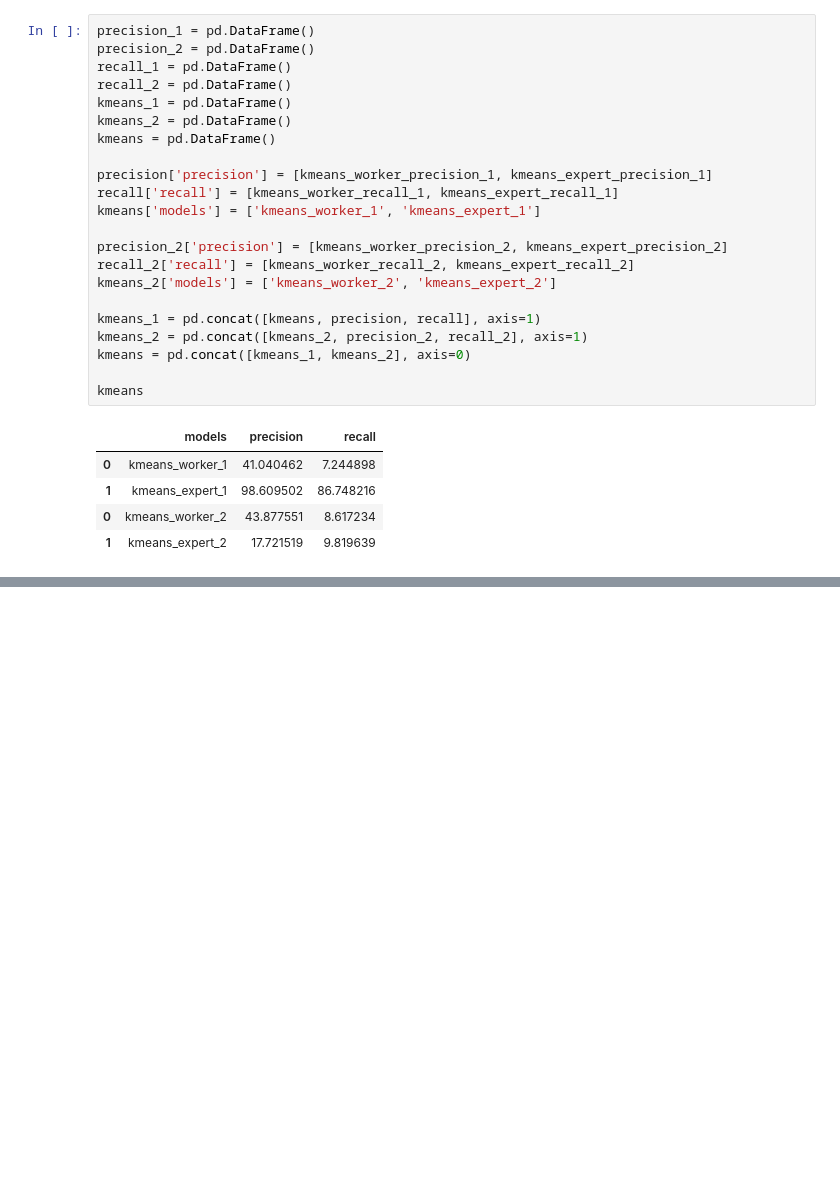
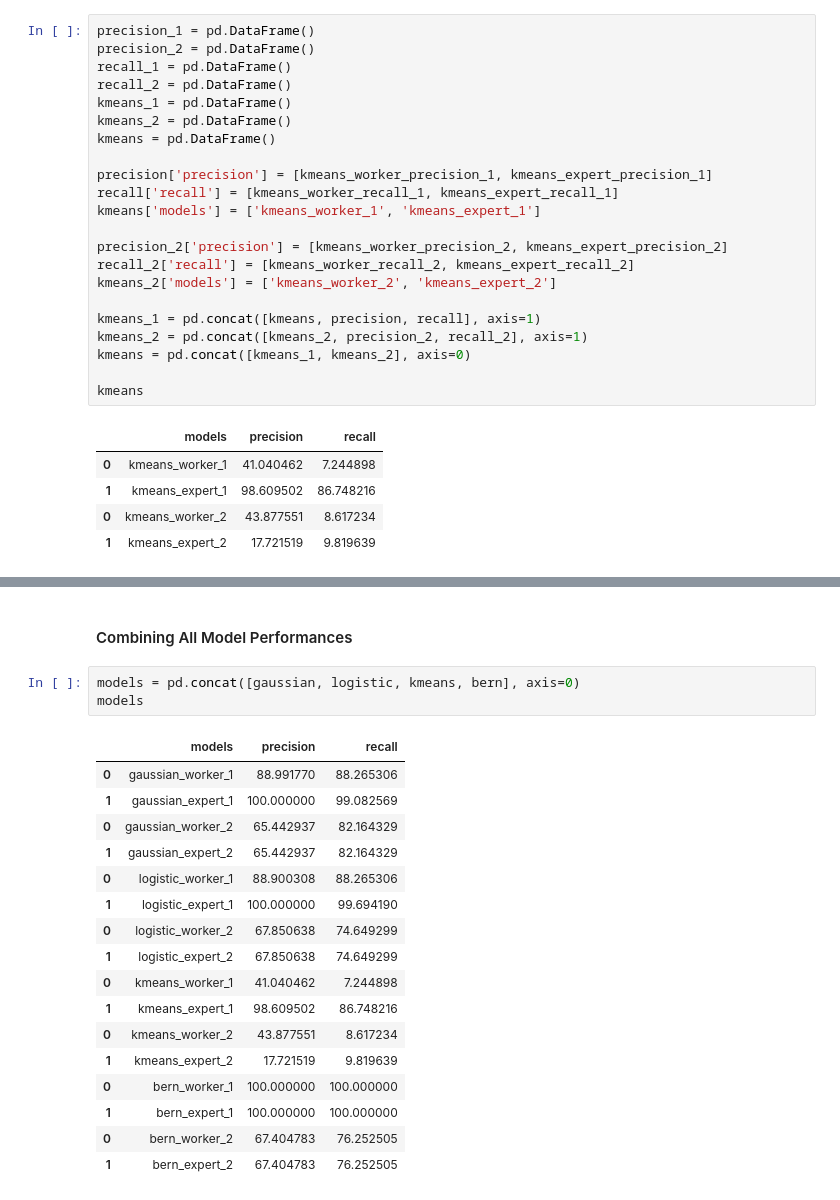
Before and after one commit to Paul-mwaura/CrowdsourcingML, a Jupyter notebook: CrowdsourcingML_Python_Notebook.ipynb, the cells around one changed output, grey strips where cells are left out. Cells and saved outputs as stored; diff of their text form; blank space fills up the shorter version.

```diff
--- a/CrowdsourcingML_Python_Notebook.ipynb
+++ b/CrowdsourcingML_Python_Notebook.ipynb
@@ -1375,0 +1396,23 @@ bern
+# %% [markdown]
+#### Combining All Model Performances
+# %%
+models = pd.concat([gaussian, logistic, kmeans, bern], axis=0)
+models
+# %% [output]
+|  | models | precision | recall |
+| 0 | gaussian_worker_1 | 88.991770 | 88.265306 |
+| 1 | gaussian_expert_1 | 100.000000 | 99.082569 |
+| 0 | gaussian_worker_2 | 65.442937 | 82.164329 |
+| 1 | gaussian_expert_2 | 65.442937 | 82.164329 |
+| 0 | logistic_worker_1 | 88.900308 | 88.265306 |
+| 1 | logistic_expert_1 | 100.000000 | 99.694190 |
+| 0 | logistic_worker_2 | 67.850638 | 74.649299 |
+| 1 | logistic_expert_2 | 67.850638 | 74.649299 |
+| 0 | kmeans_worker_1 | 41.040462 | 7.244898 |
+| 1 | kmeans_expert_1 | 98.609502 | 86.748216 |
+| 0 | kmeans_worker_2 | 43.877551 | 8.617234 |
+| 1 | kmeans_expert_2 | 17.721519 | 9.819639 |
+| 0 | bern_worker_1 | 100.000000 | 100.000000 |
+| 1 | bern_expert_1 | 100.000000 | 100.000000 |
+| 0 | bern_worker_2 | 67.404783 | 76.252505 |
+| 1 | bern_expert_2 | 67.404783 | 76.252505 |
```
Also changed, not shown: parts of 22 cells of this notebook.
